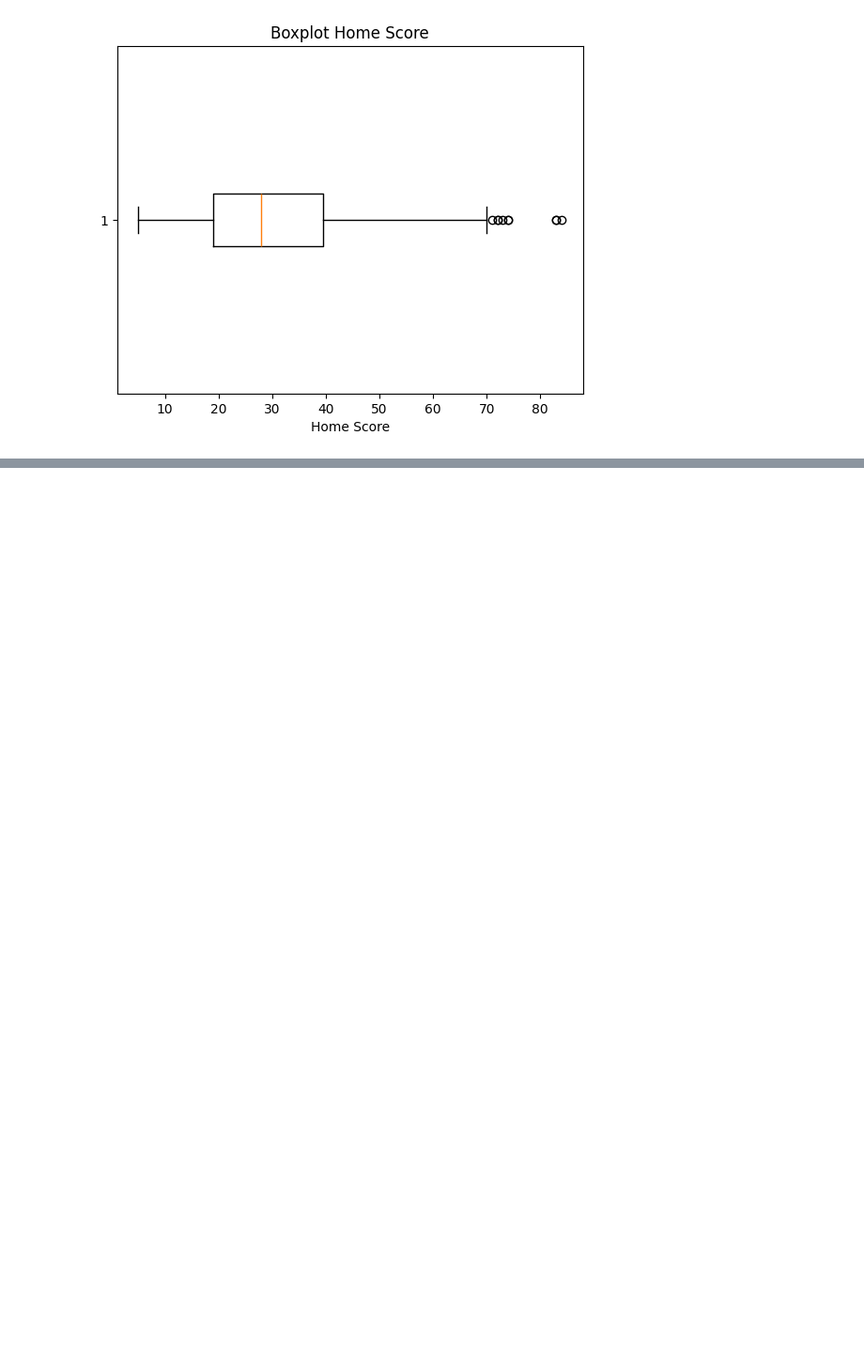
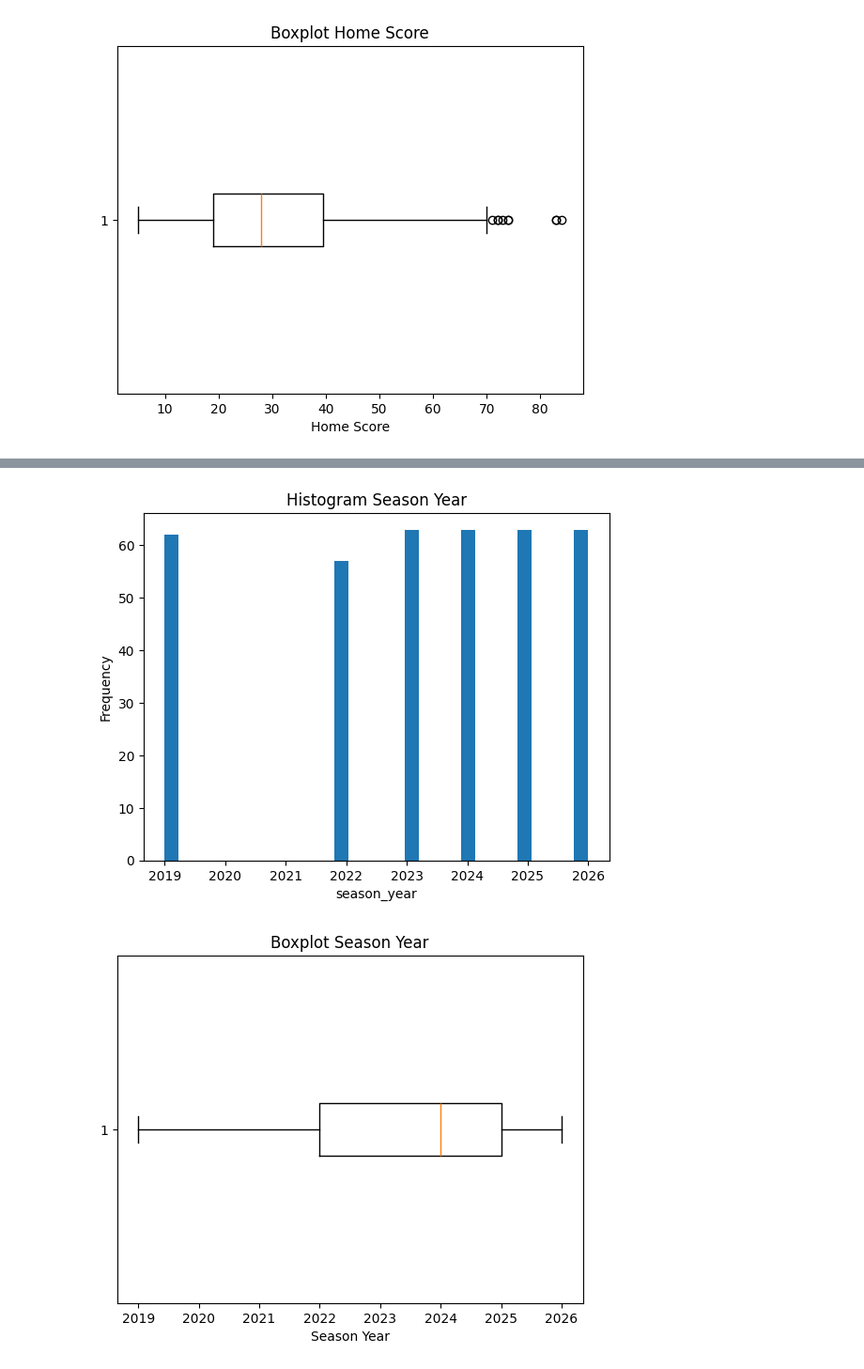
Before and after one commit to RAFAELSFIX10SMBR/datascience-portofolio, a Jupyter notebook: DBL_Predictor.ipynb, the cells around one changed output, grey strips where cells are left out. Shown at 94% size. Cells and saved outputs as stored; diff of their text form; code cells hidden in the pictures; blank space fills up the shorter version.

```diff
--- a/DBL_Predictor.ipynb
+++ b/DBL_Predictor.ipynb
@@ -292,0 +328,17 @@ plt.show()
+# %%
+#4. Distribusi Home Score
+plt.figure
+plt.hist(df['season_year'].dropna(),bins=30)
+plt.title('Histogram Season Year')
+plt.xlabel('season_year')
+plt.ylabel('Frequency')
+plt.show()
+
+plt.figure()
+plt.boxplot(df['season_year'].dropna(),vert=False)
+plt.title('Boxplot Season Year')
+plt.xlabel('Season Year')
+plt.show()
+# %% [output]
+[figure, added]
+[figure, added]
```
Also changed, not shown: parts of 7 cells of this notebook.
